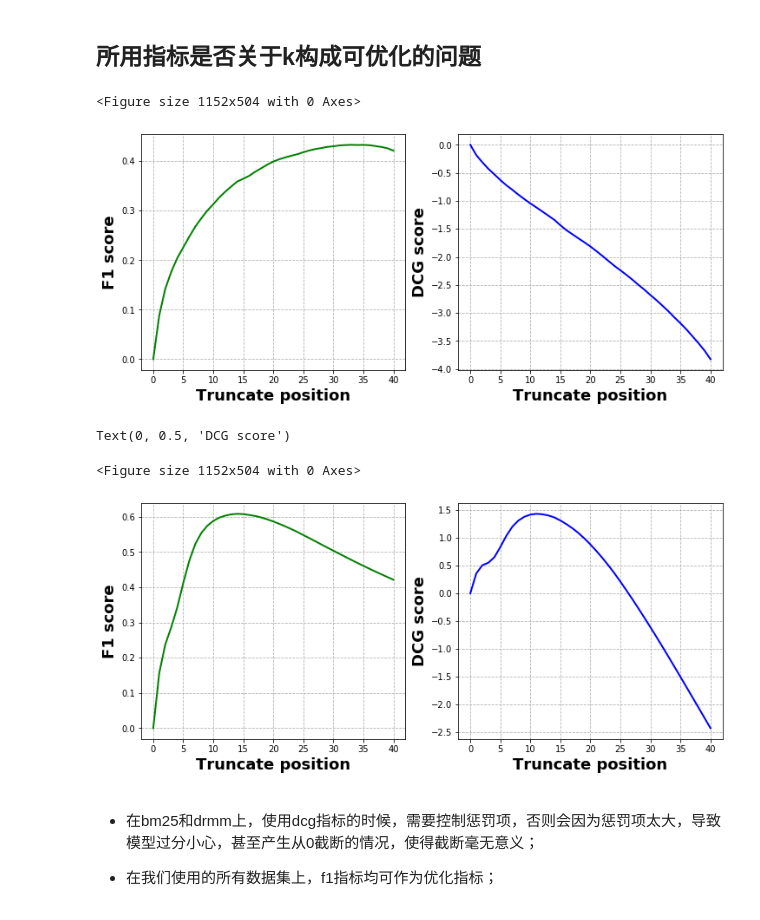
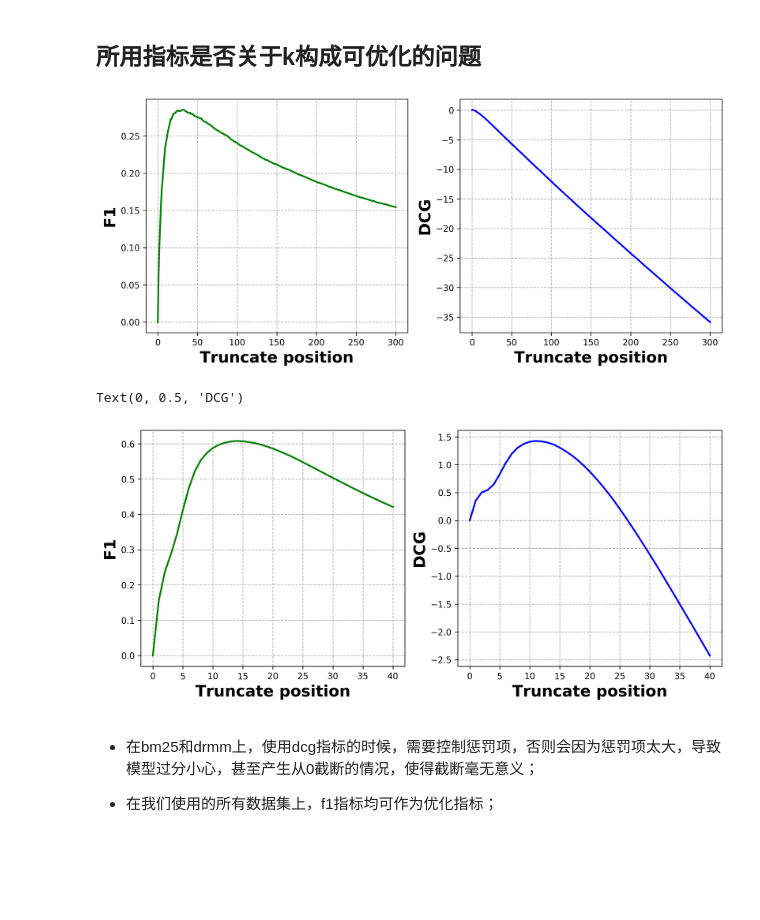
Before and after one commit to Woody5962/Ranked-List-Truncation, a Jupyter notebook: Baseline/Truncation_analysis.ipynb, the cells around one changed output. Saved outputs shown, nothing was run; the diff lists cells and outputs as text; code cells hidden in the pictures; blank space fills up the shorter version.

```diff
--- a/Baseline/Truncation_analysis.ipynb
+++ b/Baseline/Truncation_analysis.ipynb
@@ -10,7 +11,7 @@ import matplotlib.pyplot as plt
 # %%
 ROBUST_BASE = '/home/LAB/wangd/graduation_project/ranked list truncation/dataset/robust04'
 MQ_BASE = '/home/LAB/wangd/graduation_project/ranked list truncation/dataset/mq2007'
-DATASET_BASE = MQ_BASE
+DATASET_BASE = ROBUST_BASE
 # %% [markdown]
 ## 所用指标是否关于k构成可优化的问题
 # %%
@@ -64,46 +65,41 @@ def greedy_scores(dataset_name: str) -> float:
 f1_bm25, dcg_bm25 = greedy_scores('bm25')
 f1_drmm_tks, dcg_drmm_tks = greedy_scores('drmm_tks')
 # %%
-plt.figure(figsize=(16, 7))
-x = np.arange(41)
+x = np.arange(301)
 
-
-plt.figure(figsize=(12,5))
+plt.figure(figsize=(12,5), dpi=300)
 plt.subplot(1, 2, 1)
 plt.grid(linestyle = "--")
 plt.plot(x, f1_bm25, color="green",linewidth=2.)
 plt.xlabel('Truncate position', fontsize=18,fontweight='bold')
-plt.ylabel('F1 score', fontsize=18,fontweight='bold')
+plt.ylabel('F1', fontsize=18,fontweight='bold')
 
 plt.subplot(1, 2, 2)
 plt.grid(linestyle = "--")
 plt.plot(x, dcg_bm25, color="blue",linewidth=2.)
 plt.xlabel('Truncate position', fontsize=18,fontweight='bold')
-plt.ylabel('DCG score', fontsize=18,fontweight='bold')
+plt.ylabel('DCG', fontsize=18,fontweight='bold')
 
 plt.show()
 # %% [output]
-<Figure size 1152x504 with 0 Axes>
-[figure, old version]
+[figure, new version]
 # %%
-plt.figure(figsize=(16, 7))
 x = np.arange(41)
-plt.figure(figsize=(12,5))
+plt.figure(figsize=(12,5), dpi=300)
 plt.subplot(1, 2, 1)
 plt.grid(linestyle = "--")
 plt.plot(x, f1_drmm_tks, color="green",linewidth=2.)
 plt.xlabel('Truncate position', fontsize=18,fontweight='bold')
-plt.ylabel('F1 score', fontsize=18,fontweight='bold')
+plt.ylabel('F1', fontsize=18,fontweight='bold')
 
 plt.subplot(1, 2, 2)
 plt.grid(linestyle = "--")
 plt.plot(x, dcg_drmm_tks, color="blue",linewidth=2.)
 plt.xlabel('Truncate position', fontsize=18,fontweight='bold')
-plt.ylabel('DCG score', fontsize=18,fontweight='bold')
+plt.ylabel('DCG', fontsize=18,fontweight='bold')
 # %% [output]
-Text(0, 0.5, 'DCG score')
+Text(0, 0.5, 'DCG')
-<Figure size 1152x504 with 0 Axes>
-[figure, old version]
+[figure, new version]
 # %% [markdown]
 * 在bm25和drmm上，使用dcg指标的时候，需要控制惩罚项，否则会因为惩罚项太大，导致模型过分小心，甚至产生从0截断的情况，使得截断毫无意义；
 
```
Also changed, not shown: parts of 40 cells of this notebook, 5 other files.
